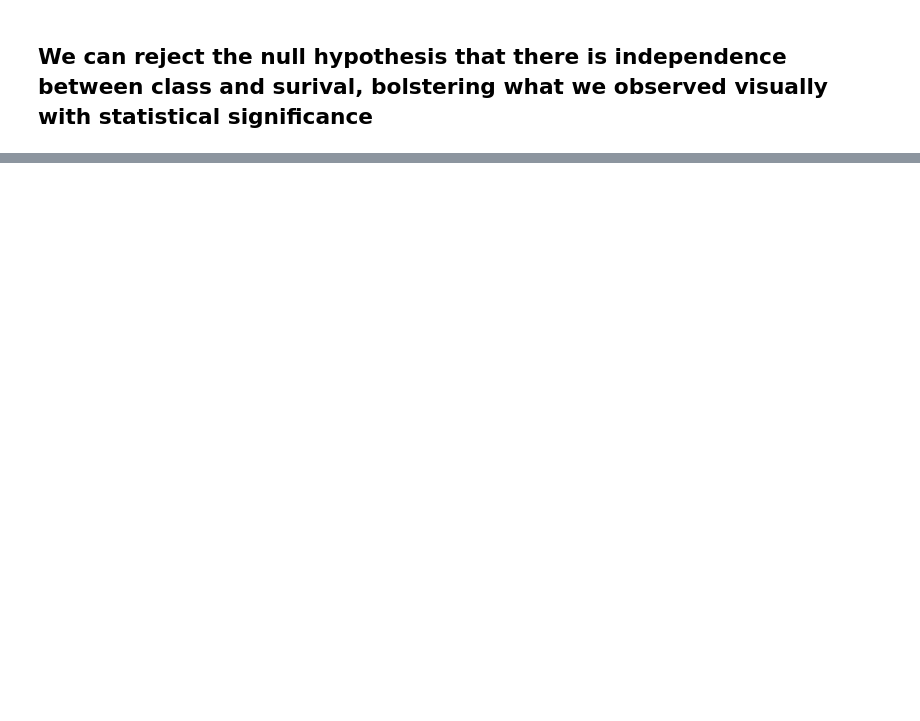
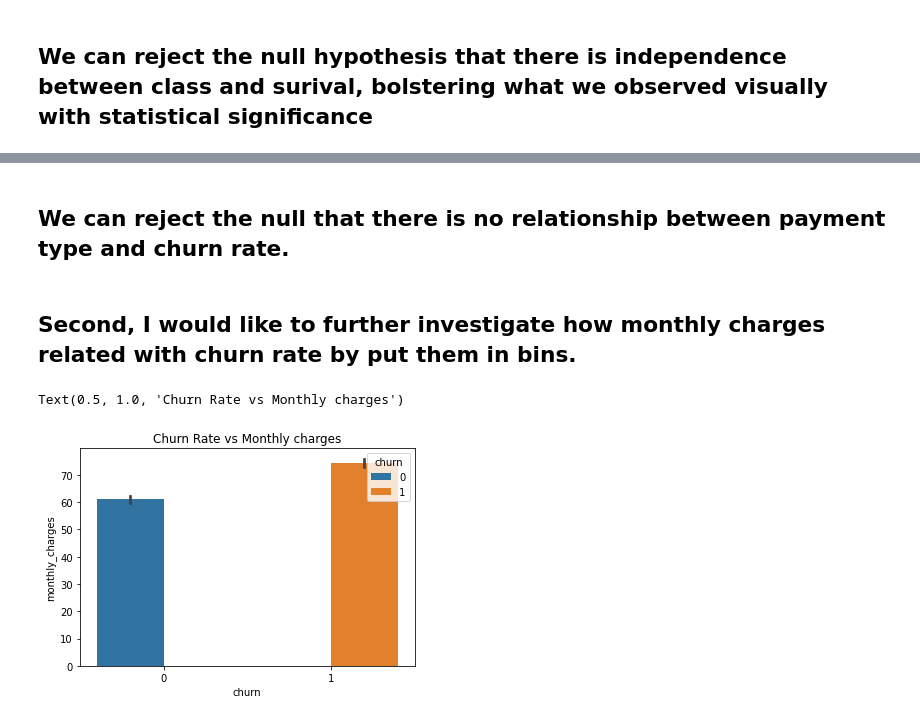
Before and after one commit to ellaxu43/classification-exercises, a Jupyter notebook: exploratory_analysis.ipynb, the cells around one changed output, grey strips where cells are left out. Saved outputs shown, nothing was run; the diff lists cells and outputs as text; code cells hidden in the pictures; blank space fills up the shorter version.

```diff
--- a/exploratory_analysis.ipynb
+++ b/exploratory_analysis.ipynb
@@ -781,0 +893,10 @@ stats.chi2_contingency(observed)
+# %% [markdown]
+## We can reject the null that there is no relationship between payment type and churn rate.
+# %% [markdown]
+## Second, I would like to further investigate how monthly charges related with churn rate by put them in bins.
+# %%
+sns.barplot(x='churn', y='monthly_charges', hue='churn', data=train)
+plt.title("Churn Rate vs Monthly charges")
+# %% [output]
+Text(0.5, 1.0, 'Churn Rate vs Monthly charges')
+[figure, added]
```
Also changed, not shown: parts of 44 cells of this notebook, 1 other file.
